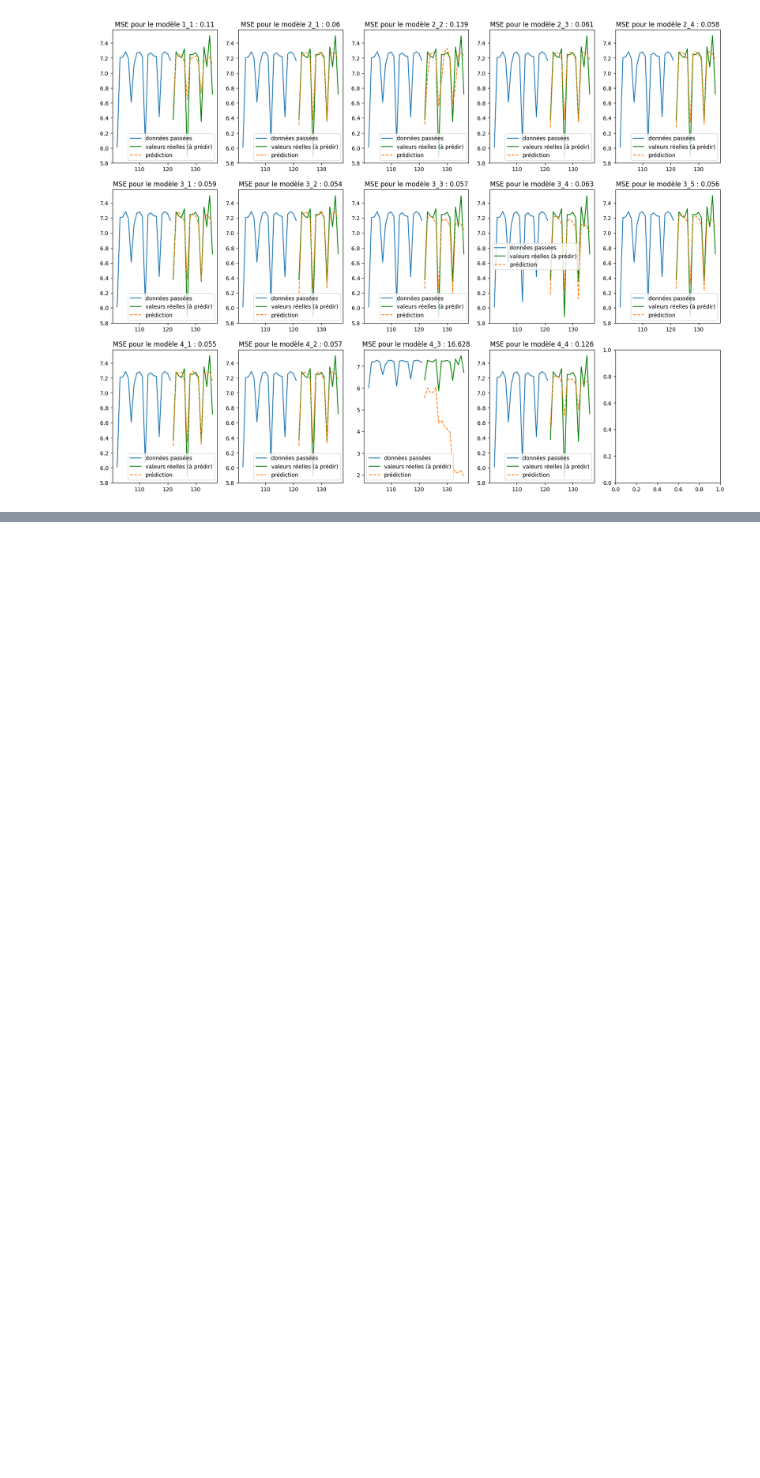
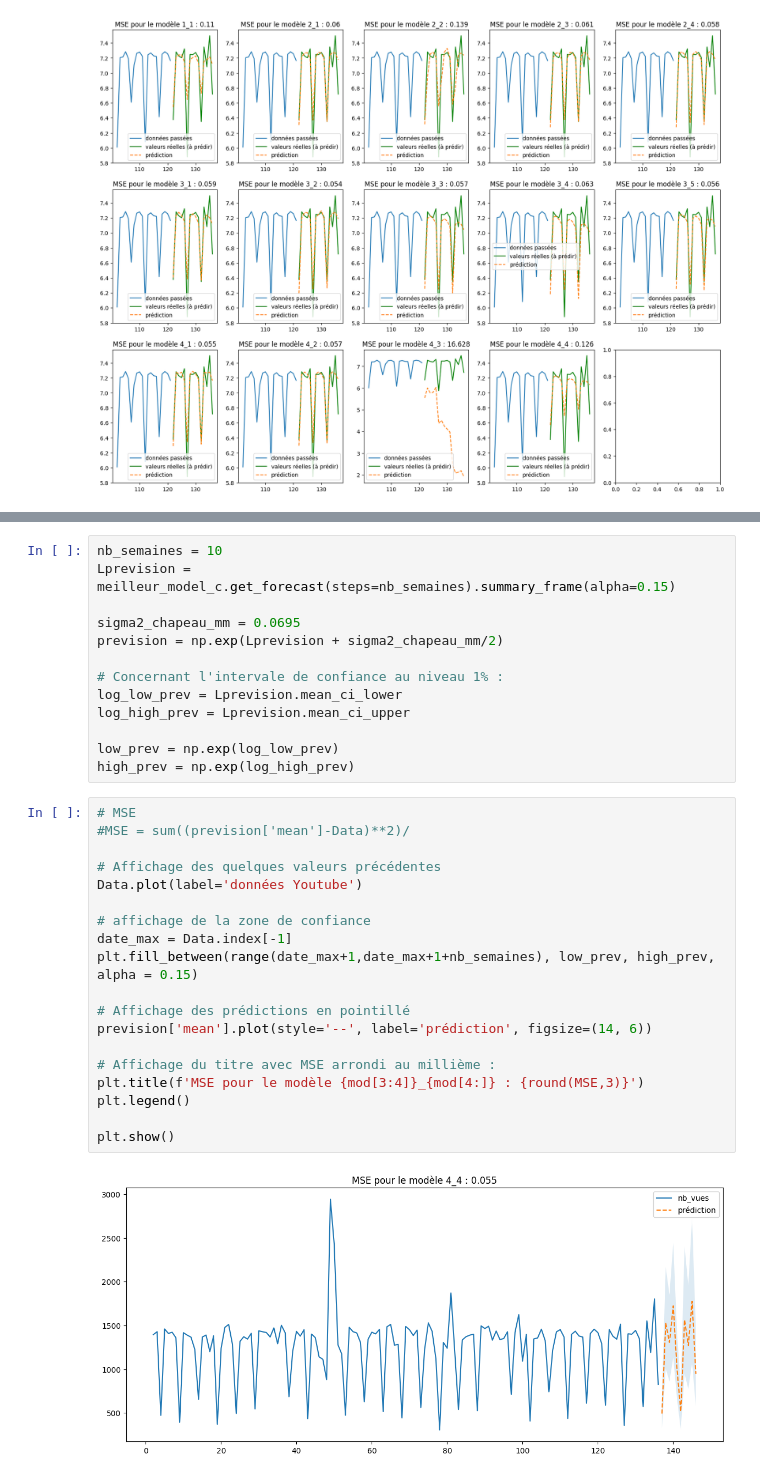
Before and after one commit to kjousselin/M2_serie_chrono, a Jupyter notebook: traitement.ipynb, the cells around one changed output, grey strips where cells are left out. Cells and saved outputs as stored; diff of their text form; blank space fills up the shorter version.

```diff
--- a/traitement.ipynb
+++ b/traitement.ipynb
@@ -647,0 +762,34 @@ Test sur les résidus, ...
+# %%
+nb_semaines = 10
+Lprevision = meilleur_model_c.get_forecast(steps=nb_semaines).summary_frame(alpha=0.15)
+
+sigma2_chapeau_mm = 0.0695
+prevision = np.exp(Lprevision + sigma2_chapeau_mm/2)
+
+# Concernant l'intervale de confiance au niveau 1% :
+log_low_prev = Lprevision.mean_ci_lower
+log_high_prev = Lprevision.mean_ci_upper
+
+low_prev = np.exp(log_low_prev)
+high_prev = np.exp(log_high_prev)
+# %%
+# MSE
+#MSE = sum((prevision['mean']-Data)**2)/
+
+# Affichage des quelques valeurs précédentes
+Data.plot(label='données Youtube')
+
+# affichage de la zone de confiance
+date_max = Data.index[-1]
+plt.fill_between(range(date_max+1,date_max+1+nb_semaines), low_prev, high_prev, alpha = 0.15)
+
+# Affichage des prédictions en pointillé
+prevision['mean'].plot(style='--', label='prédiction', figsize=(14, 6))
+
+# Affichage du titre avec MSE arrondi au millième :
+plt.title(f'MSE pour le modèle {mod[3:4]}_{mod[4:]} : {round(MSE,3)}')
+plt.legend()
+
+plt.show()
+# %% [output]
+[figure, added]
```
Also changed, not shown: parts of 28 cells of this notebook.
